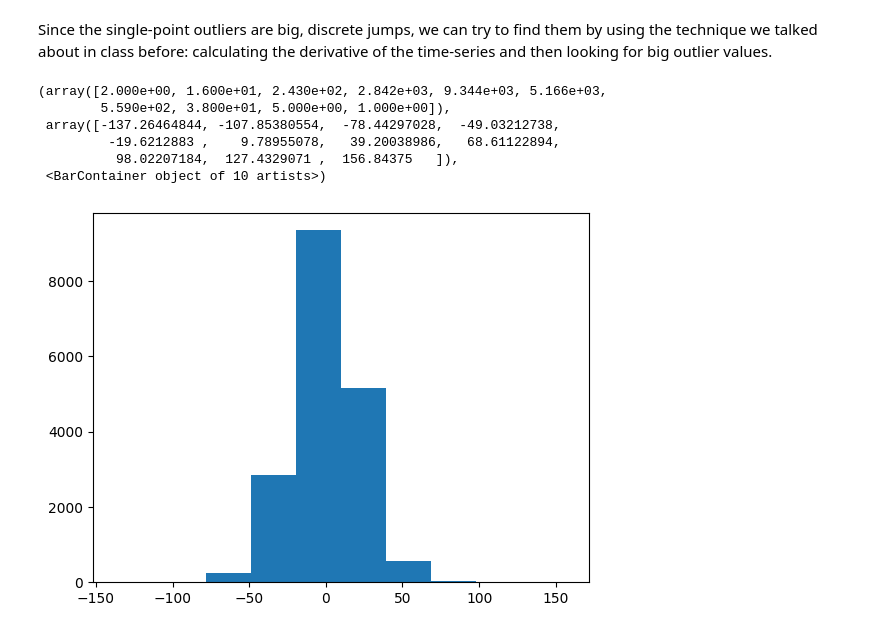
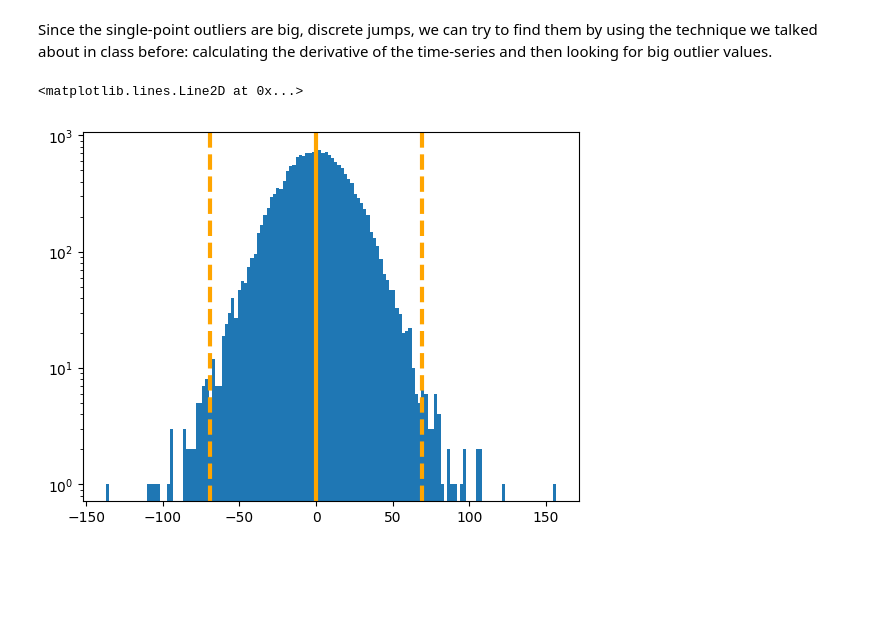
Before and after one commit to decaelus/PHYS305_Spring2023, a Jupyter notebook: Observing_Project/Observing Project Notebook.ipynb, the cells around one changed output. Drawn from its saved outputs; the diff is of its cells as text; code cells hidden in the pictures; blank space fills up the shorter version.

Commit message:
Trying to come up with a good way to removing single-point outliers

```diff
--- a/Observing_Project/Observing Project Notebook.ipynb
+++ b/Observing_Project/Observing Project Notebook.ipynb
@@ -19,7 +21,7 @@ planet_name = "XO-1"
 tpf = search_targetpixelfile(planet_name).download()
 
 # Then we convert the target pixel file into a light curve using the pipeline-defined aperture mask.
-lc = tpf.to_lightcurve(aperture_mask=tpf.pipeline_mask)
+lc = tpf.to_lightcurve(aperture_mask=tpf.pipeline_mask).remove_nans()
 print(lc) # You should see a table of data below that looks like (but not exactly like) the pasted text below.
 #  time            flux          flux_err     ... cadenceno quality
 #                    electron / s    electron / s   ...
@@ -64,16 +66,24 @@ In order to conduct our transit analysis, we will need to remove as much of thos
 ### Removing Single-Point Outliers
 # %% [markdown]
 Since the single-point outliers are big, discrete jumps, we can try to find them by using the technique we talked about in class before: calculating the derivative of the time-series and then looking for big outlier values.
-# %%
-# Calculate the derivative
-df = np.diff(lc['flux'])
-
-plt.hist(df)
-# %% [output]
-(array([2.000e+00, 1.600e+01, 2.430e+02, 2.842e+03, 9.344e+03, 5.166e+03,
-        5.590e+02, 3.800e+01, 5.000e+00, 1.000e+00]),
- array([-137.26464844, -107.85380554,  -78.44297028,  -49.03212738,
-         -19.6212883 ,    9.78955078,   39.20038986,   68.61122894,
-          98.02207184,  127.4329071 ,  156.84375   ]),
- <BarContainer object of 10 artists>)
-[figure, removed]
+# %%
+# Calculate the derivative
+df = np.diff(lc['flux']).value
+num_sigma = 5.
+
+# Calculate the median value
+med = np.median(df)
+# Calculate the standard deviation
+std = mad(df)
+
+# Make a histogram showing the distribution of derivative values.
+plt.hist(df, bins='auto');
+plt.yscale('log') # Make it easier to the outliers
+
+# Add in lines showing the expected width of the distribution if it were just Gaussian.
+plt.axvline(med, lw=3, color='orange')
+plt.axvline(med - num_sigma*std, lw=3, color='orange', ls='--')
+plt.axvline(med + num_sigma*std, lw=3, color='orange', ls='--')
+# %% [output]
+<matplotlib.lines.Line2D at 0x...>
+[figure, added]
```
Also changed, not shown: parts of 3 cells of this notebook.
